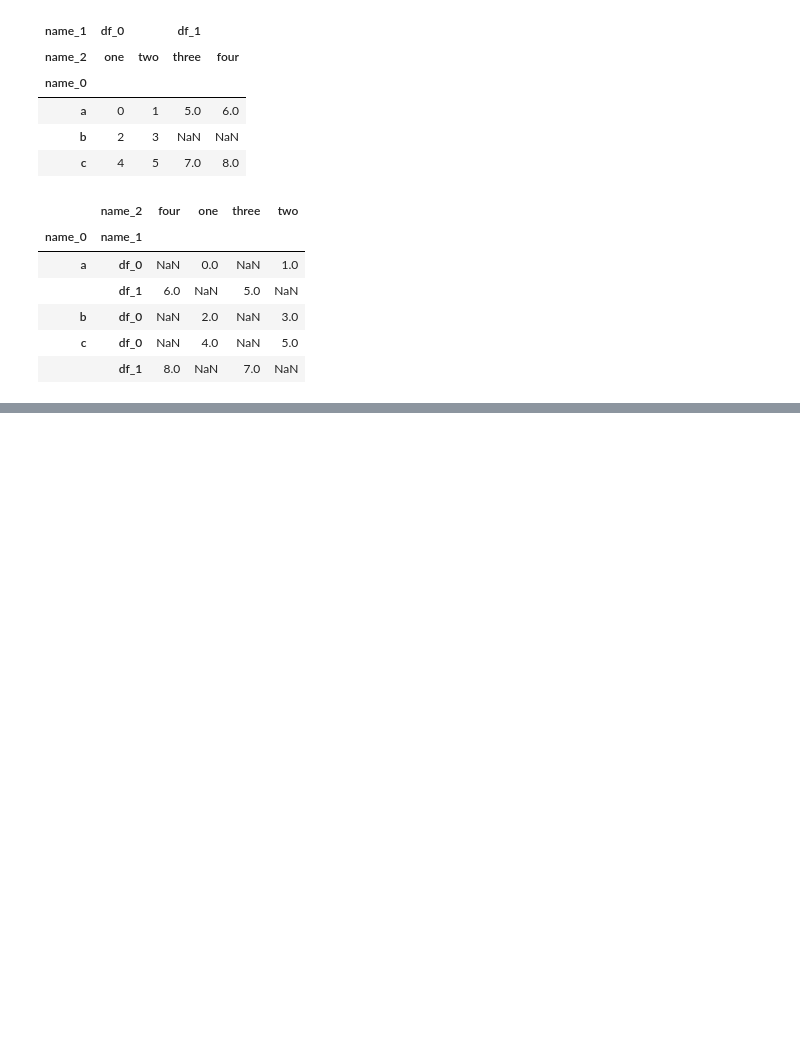
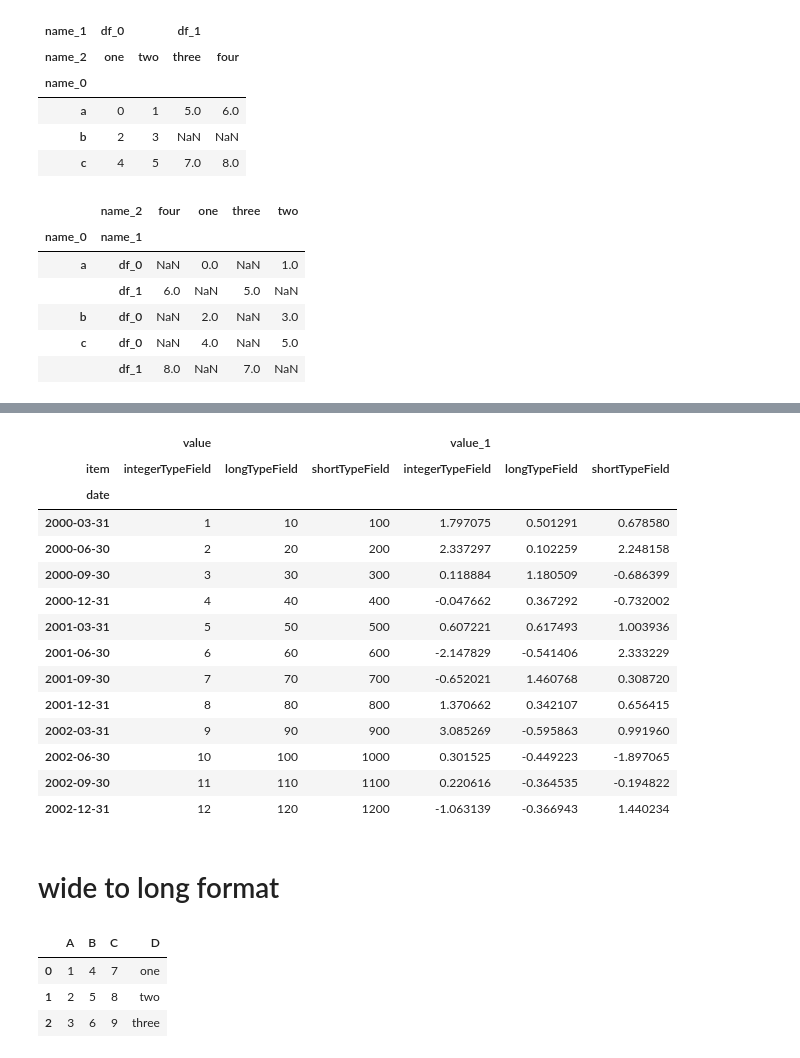
Before and after one commit to srqway/python, a Jupyter notebook: pandas-python/notebook/dataFrame.ipynb, the cells around one changed output, grey strips where cells are left out. Saved outputs shown, nothing was run; the diff lists cells and outputs as text; code cells hidden in the pictures; blank space fills up the shorter version.

```diff
--- a/pandas-python/notebook/dataFrame.ipynb
+++ b/pandas-python/notebook/dataFrame.ipynb
@@ -1414,0 +1442,3 @@ stack_4.stack("name_1")
+# %%
+longToWideFormat = longToWideFormat.reindex(columns=columns)
+longToWideFormat
@@ -1414,0 +1459,3 @@ stack_4.stack("name_1")
+# %%
+longToWideFormat.index = periods.to_timestamp(freq='D', how='end')
+longToWideFormat
@@ -1414,0 +1477,3 @@ stack_4.stack("name_1")
+# %%
+longFormat = longToWideFormat.stack().reset_index().rename(columns={0: 'value'})
+longFormat
@@ -1414,0 +1516,3 @@ stack_4.stack("name_1")
+# %%
+longFormat['value_1'] = np.random.randn(len(longFormat))
+longFormat
@@ -1414,0 +1537,34 @@ stack_4.stack("name_1")
+# %%
+wideFormat = longFormat.pivot(index='date', columns='item')
+wideFormat
+# %% [output]
+|  | value |  |  | value_1 |  |  |
+| item | integerTypeField | longTypeField | shortTypeField | integerTypeField | longTypeField | shortTypeField |
+| date |  |  |  |  |  |  |
+| 2000-03-31 | 1 | 10 | 100 | 1.797075 | 0.501291 | 0.678580 |
+| 2000-06-30 | 2 | 20 | 200 | 2.337297 | 0.102259 | 2.248158 |
+| 2000-09-30 | 3 | 30 | 300 | 0.118884 | 1.180509 | -0.686399 |
+| 2000-12-31 | 4 | 40 | 400 | -0.047662 | 0.367292 | -0.732002 |
+| 2001-03-31 | 5 | 50 | 500 | 0.607221 | 0.617493 | 1.003936 |
+| 2001-06-30 | 6 | 60 | 600 | -2.147829 | -0.541406 | 2.333229 |
+| 2001-09-30 | 7 | 70 | 700 | -0.652021 | 1.460768 | 0.308720 |
+| 2001-12-31 | 8 | 80 | 800 | 1.370662 | 0.342107 | 0.656415 |
+| 2002-03-31 | 9 | 90 | 900 | 3.085269 | -0.595863 | 0.991960 |
+| 2002-06-30 | 10 | 100 | 1000 | 0.301525 | -0.449223 | -1.897065 |
+| 2002-09-30 | 11 | 110 | 1100 | 0.220616 | -0.364535 | -0.194822 |
+| 2002-12-31 | 12 | 120 | 1200 | -1.063139 | -0.366943 | 1.440234 |
+# %% [markdown]
+# wide to long format
+# %%
+wideToLongFormat = pd.DataFrame({
+    'A': [1, 2, 3],
+    'B': [4, 5, 6],
+    'C': [7, 8, 9],
+    'D': ['one', 'two', 'three'],
+})
+wideToLongFormat
+# %% [output]
+|  | A | B | C | D |
+| 0 | 1 | 4 | 7 | one |
+| 1 | 2 | 5 | 8 | two |
+| 2 | 3 | 6 | 9 | three |
```
Also changed, not shown: parts of 24 cells of this notebook, 1 other file.
